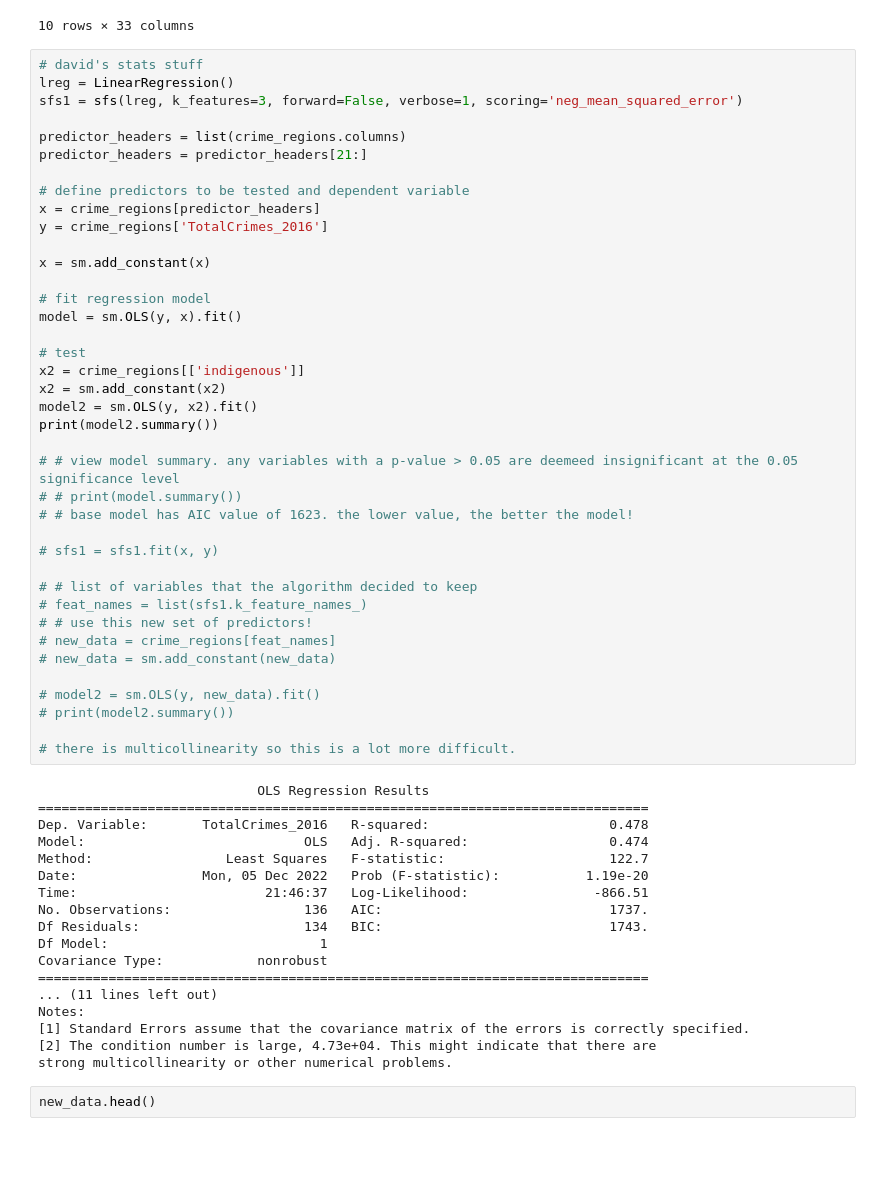
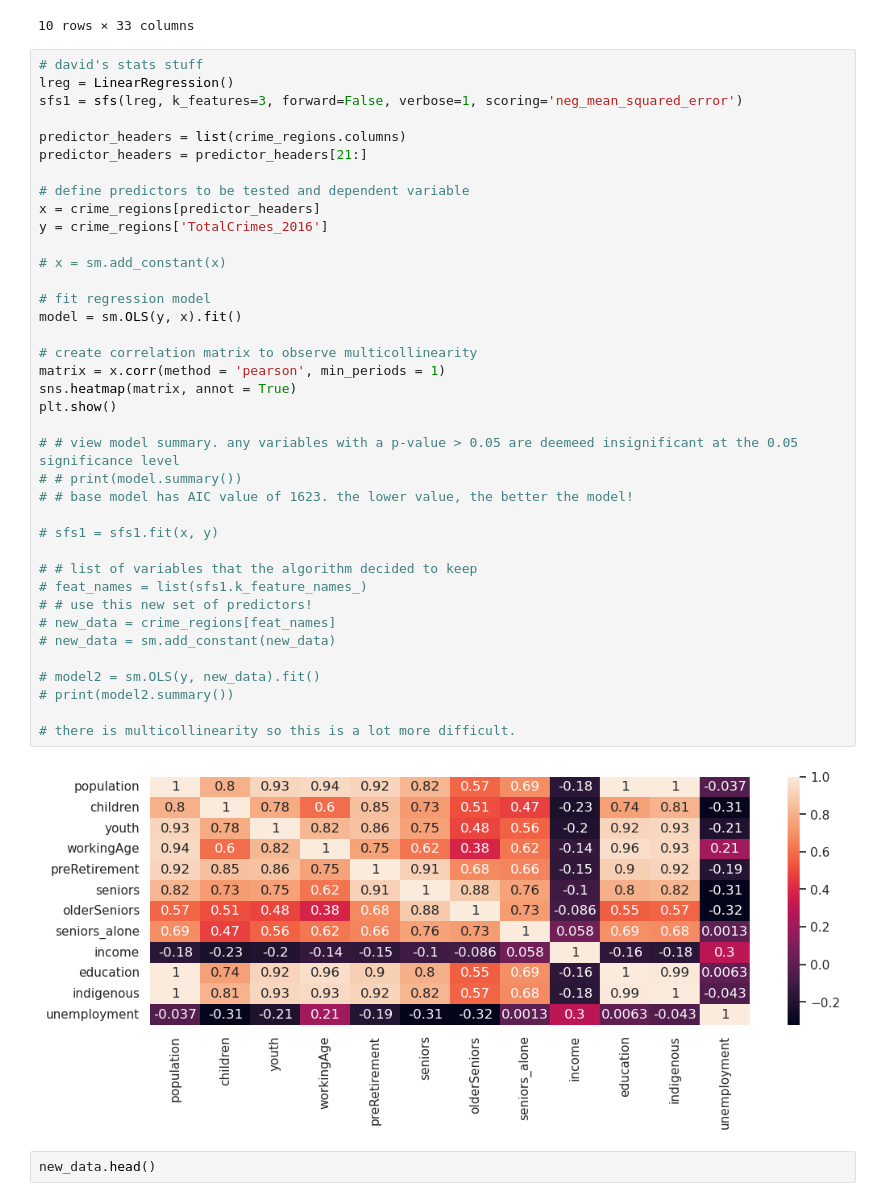
Before and after one commit to BigDru/3250_datascience_project, a Jupyter notebook: Team Project - Group 4 - final.ipynb, the cells around one changed output. Cells and saved outputs as stored; diff of their text form; blank space fills up the shorter version.

```diff
--- a/Team Project - Group 4 - final.ipynb
+++ b/Team Project - Group 4 - final.ipynb
@@ -135,56 +135,39 @@ sfs1 = sfs(lreg, k_features=3, forward=False, verbose=1, scoring='neg_mean_squar
 
 predictor_headers = list(crime_regions.columns)
 predictor_headers = predictor_headers[21:]
 
 # define predictors to be tested and dependent variable
 x = crime_regions[predictor_headers]
 y = crime_regions['TotalCrimes_2016']
 
-x = sm.add_constant(x)
+# x = sm.add_constant(x)
 
 # fit regression model
 model = sm.OLS(y, x).fit()
 
-# test
-x2 = crime_regions[['indigenous']]
-x2 = sm.add_constant(x2)
-model2 = sm.OLS(y, x2).fit()
-print(model2.summary())
+# create correlation matrix to observe multicollinearity
+matrix = x.corr(method = 'pearson', min_periods = 1)
+sns.heatmap(matrix, annot = True)
+plt.show()
 
 # # view model summary. any variables with a p-value > 0.05 are deemeed insignificant at the 0.05 significance level
 # # print(model.summary())
 # # base model has AIC value of 1623. the lower value, the better the model!
 
 # sfs1 = sfs1.fit(x, y)
 
 # # list of variables that the algorithm decided to keep
 # feat_names = list(sfs1.k_feature_names_)
 # # use this new set of predictors!
 # new_data = crime_regions[feat_names]
 # new_data = sm.add_constant(new_data)
 
 # model2 = sm.OLS(y, new_data).fit()
 # print(model2.summary())
 
 # there is multicollinearity so this is a lot more difficult.
 # %% [output]
-                            OLS Regression Results
-==============================================================================
-Dep. Variable:       TotalCrimes_2016   R-squared:                       0.478
-Model:                            OLS   Adj. R-squared:                  0.474
-Method:                 Least Squares   F-statistic:                     122.7
-Date:                Mon, 05 Dec 2022   Prob (F-statistic):           1.19e-20
-Time:                        21:46:37   Log-Likelihood:                -866.51
-No. Observations:                 136   AIC:                             1737.
-Df Residuals:                     134   BIC:                             1743.
-Df Model:                           1
-Covariance Type:            nonrobust
-==============================================================================
-... (11 lines left out)
-Notes:
-[1] Standard Errors assume that the covariance matrix of the errors is correctly specified.
-[2] The condition number is large, 4.73e+04. This might indicate that there are
-strong multicollinearity or other numerical problems.
+[figure, added]
 # %%
 new_data.head()
 # %% [output]
```
